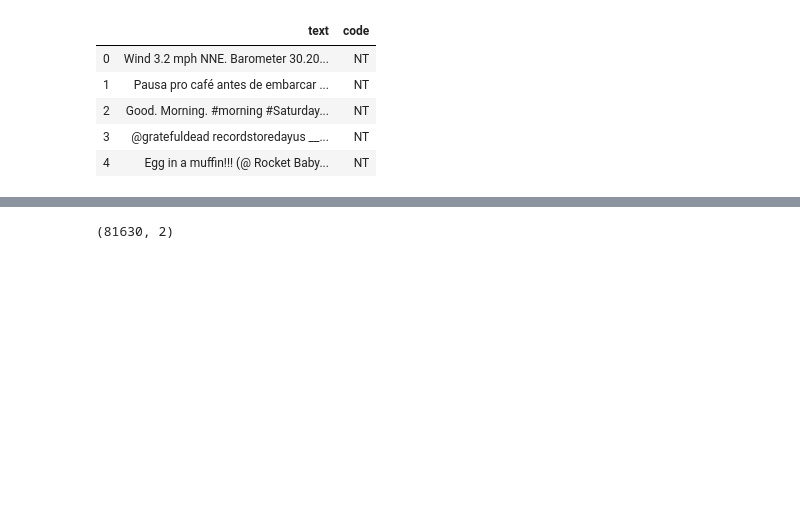
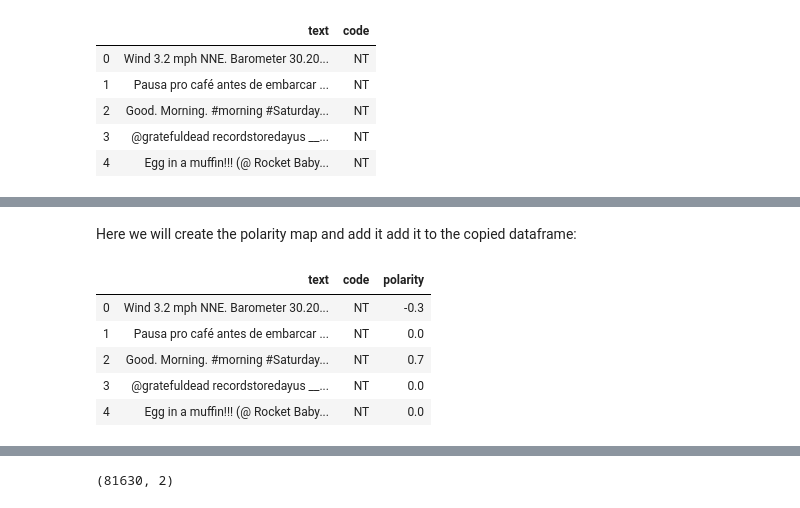
Before and after one commit to Data-Science-for-Linguists-2020/Sentiment-Analysis-of-Trump-Tweets, a Jupyter notebook: code/project_code.ipynb, the cells around one changed output, grey strips where cells are left out. Saved outputs shown, nothing was run; the diff lists cells and outputs as text; code cells hidden in the pictures; blank space fills up the shorter version.

```diff
--- a/code/project_code.ipynb
+++ b/code/project_code.ipynb
@@ -349,0 +372,16 @@ Beautiful. Now we have two separate dataframes of tweets: one set is comprised o
+# %% [markdown]
+Here we will create the polarity map and add it add it to the copied dataframe:
+# %%
+#create polarity map
+polarity2 = misc_pol.text.map(lambda x: tb(x).sentiment.polarity)
+
+#add the map to misc_pol
+misc_pol['polarity'] = polarity2
+misc_pol.head()
+# %% [output]
+|  | text | code | polarity |
+| 0 | Wind 3.2 mph NNE. Barometer 30.20... | NT | -0.3 |
+| 1 | Pausa pro café antes de embarcar ... | NT | 0.0 |
+| 2 | Good. Morning. #morning #Saturday... | NT | 0.7 |
+| 3 | @gratefuldead recordstoredayus __... | NT | 0.0 |
+| 4 | Egg in a muffin!!! (@ Rocket Baby... | NT | 0.0 |
```
Also changed, not shown: parts of 30 cells of this notebook, 6 other files.
